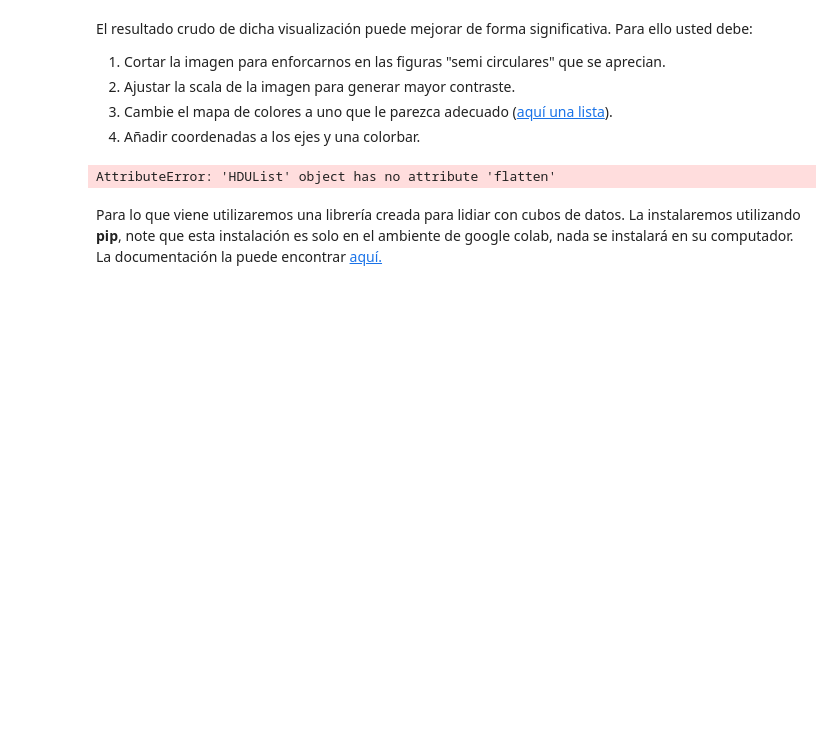
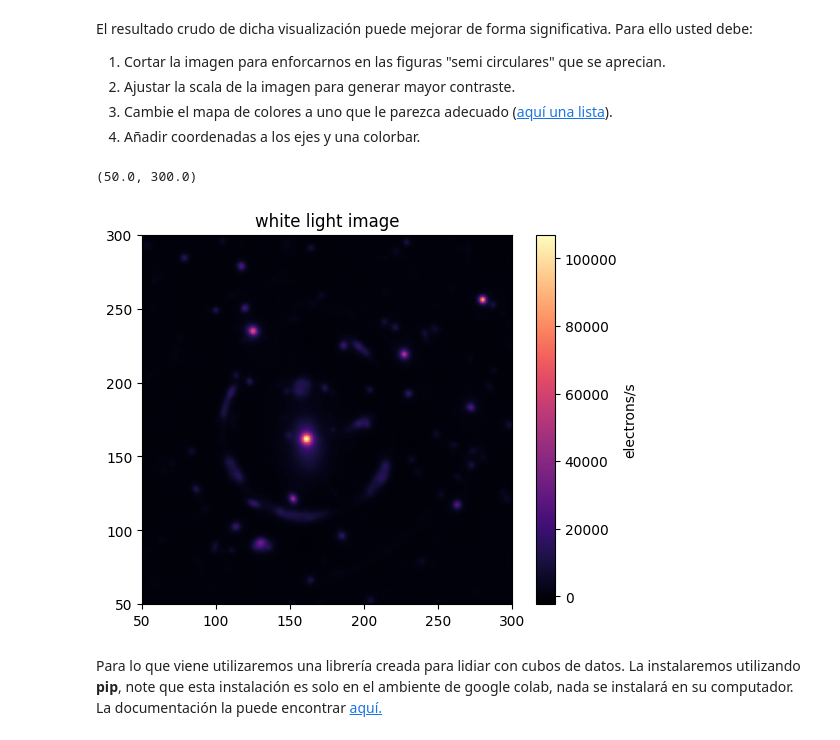
Before and after one commit to benjaaamin-waaa/Tarea-4, a Jupyter notebook: Tarea4.ipynb, the cells around one changed output. Drawn from its saved outputs; the diff is of its cells as text; code cells hidden in the pictures; blank space fills up the shorter version.

```diff
--- a/Tarea4.ipynb
+++ b/Tarea4.ipynb
@@ -141,13 +141,19 @@ Para ello usted debe:
 # %%
 # Solución
 from astropy.wcs import WCS
 # Utilice el siguiente wcs para añadir las coordenadas a su visualización.
 wcs = WCS(cubo[1].header)
 wcs = wcs[0,:,:]
 
 # Haga su gráfico a continuación
+plt.imshow(white_light_image, cmap='magma')
+plt.title('white light image')
+plt.colorbar(label='electrons/s')          # Añadimos una colorbar
+plt.xlim(50,300) # Recorte en el eje x
+plt.ylim(50,300) # Recorte en el eje y
 # %% [output]
-AttributeError: 'HDUList' object has no attribute 'flatten'
+(50.0, 300.0)
+[figure, added]
 # %% [markdown]
 Para lo que viene utilizaremos una librería creada para lidiar con cubos de datos.
 La instalaremos utilizando **pip**, note que esta instalación es solo en el ambiente de google colab, nada se instalará en su computador.
```
Also changed, not shown: parts of 5 cells of this notebook.
